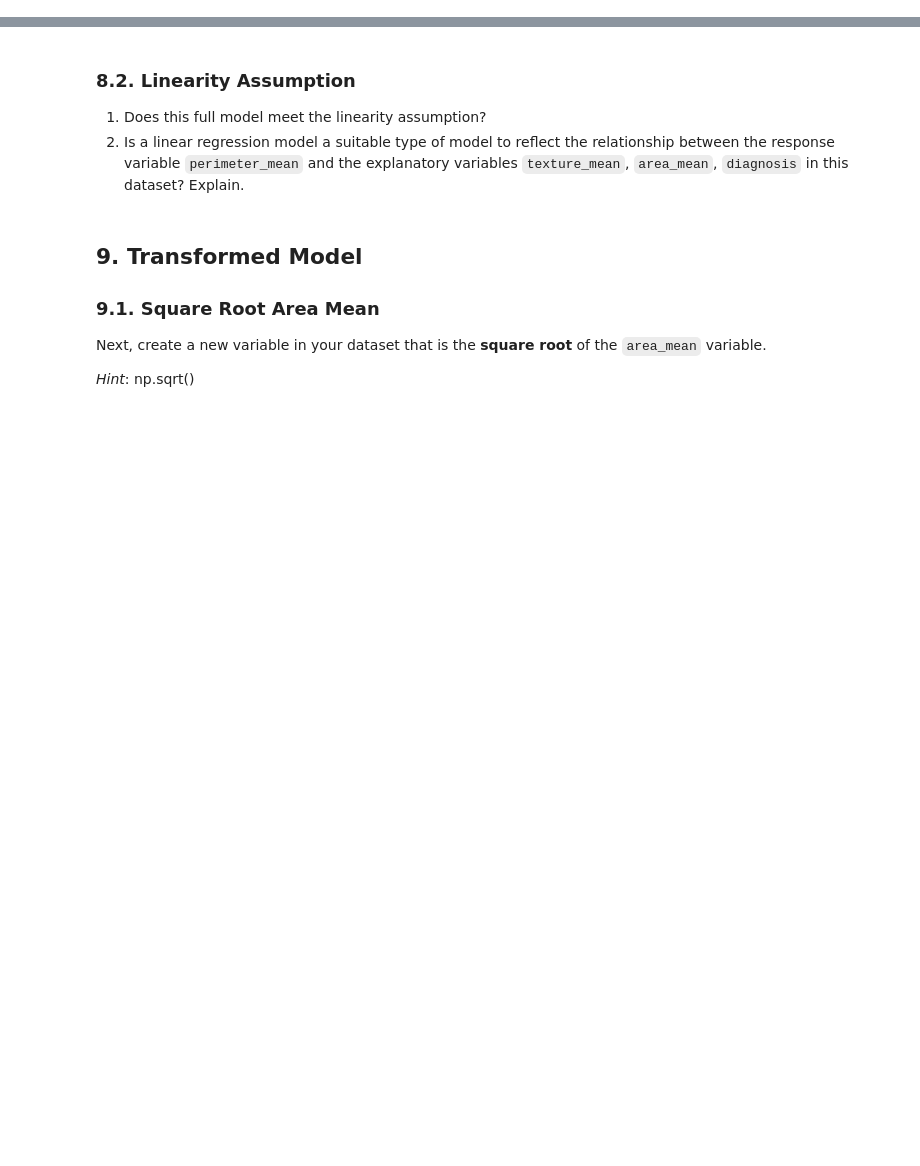
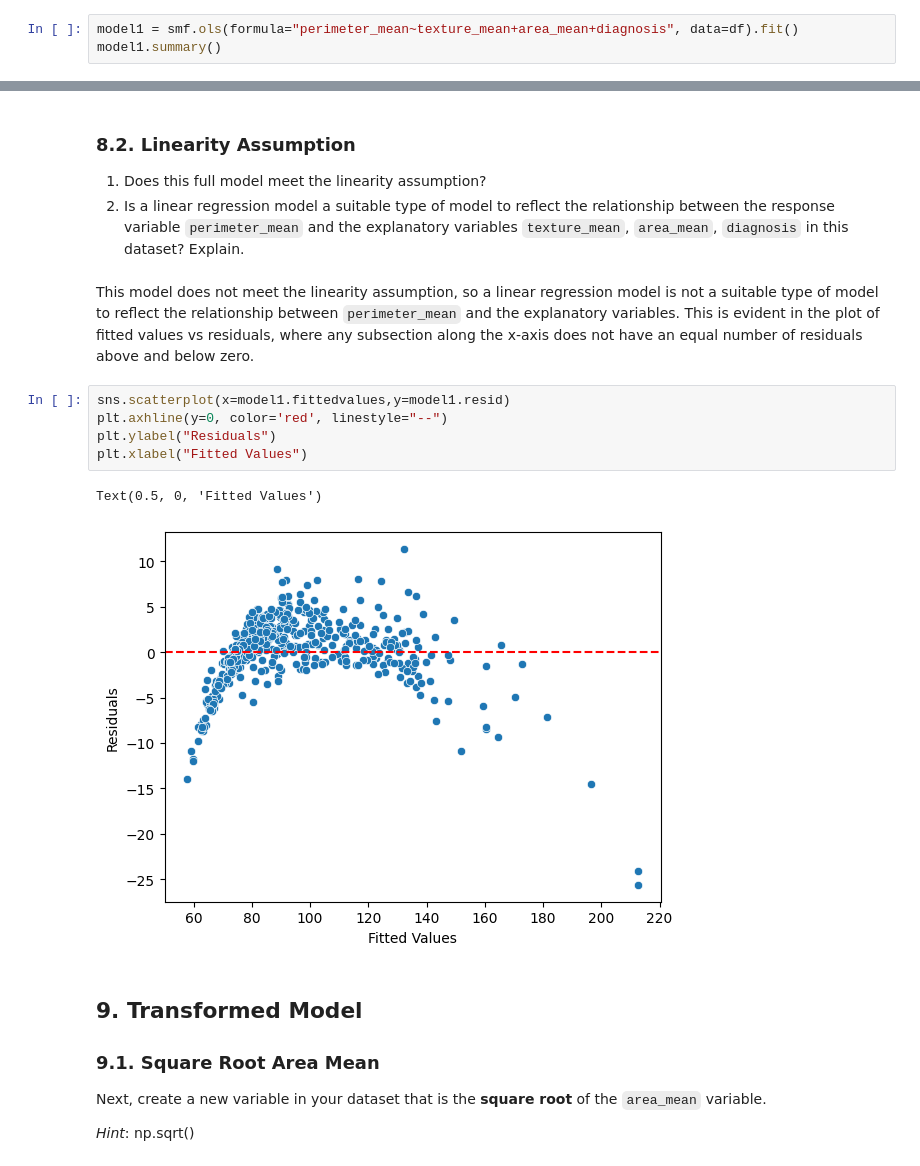
Before and after one commit to ryguy2k4/stat207, a Jupyter notebook: lab_06/lab_06_individual.ipynb, the cells around one changed output, grey strips where cells are left out. Drawn from its saved outputs; the diff is of its cells as text; blank space fills up the shorter version.

```diff
--- a/lab_06/lab_06_individual.ipynb
+++ b/lab_06/lab_06_individual.ipynb
@@ -449,3 +478,6 @@ Next, fit the full model that predicts `perimeter_mean` with
 * `diagnosis`
 
 Show the summary output table for this model.
+# %%
+model1 = smf.ols(formula="perimeter_mean~texture_mean+area_mean+diagnosis", data=df).fit()
+model1.summary()
@@ -454,6 +510,16 @@ Show the summary output table for this model.
 
 1. Does this full model meet the linearity assumption?
 2. Is a linear regression model a suitable type of model to reflect the relationship between the response variable `perimeter_mean` and the explanatory variables `texture_mean`, `area_mean`, `diagnosis` in this dataset? Explain.
+# %% [markdown]
+This model does not meet the linearity assumption, so a linear regression model is not a suitable type of model to reflect the relationship between `perimeter_mean` and the explanatory variables. This is evident in the plot of fitted values vs residuals, where any subsection along the x-axis does not have an equal number of residuals above and below zero.
+# %%
+sns.scatterplot(x=model1.fittedvalues,y=model1.resid)
+plt.axhline(y=0, color='red', linestyle="--")
+plt.ylabel("Residuals")
+plt.xlabel("Fitted Values")
+# %% [output]
+Text(0.5, 0, 'Fitted Values')
+[figure, added]
 # %% [markdown]
 ## 9. Transformed Model
 
```
Also changed, not shown: parts of 21 cells of this notebook.
